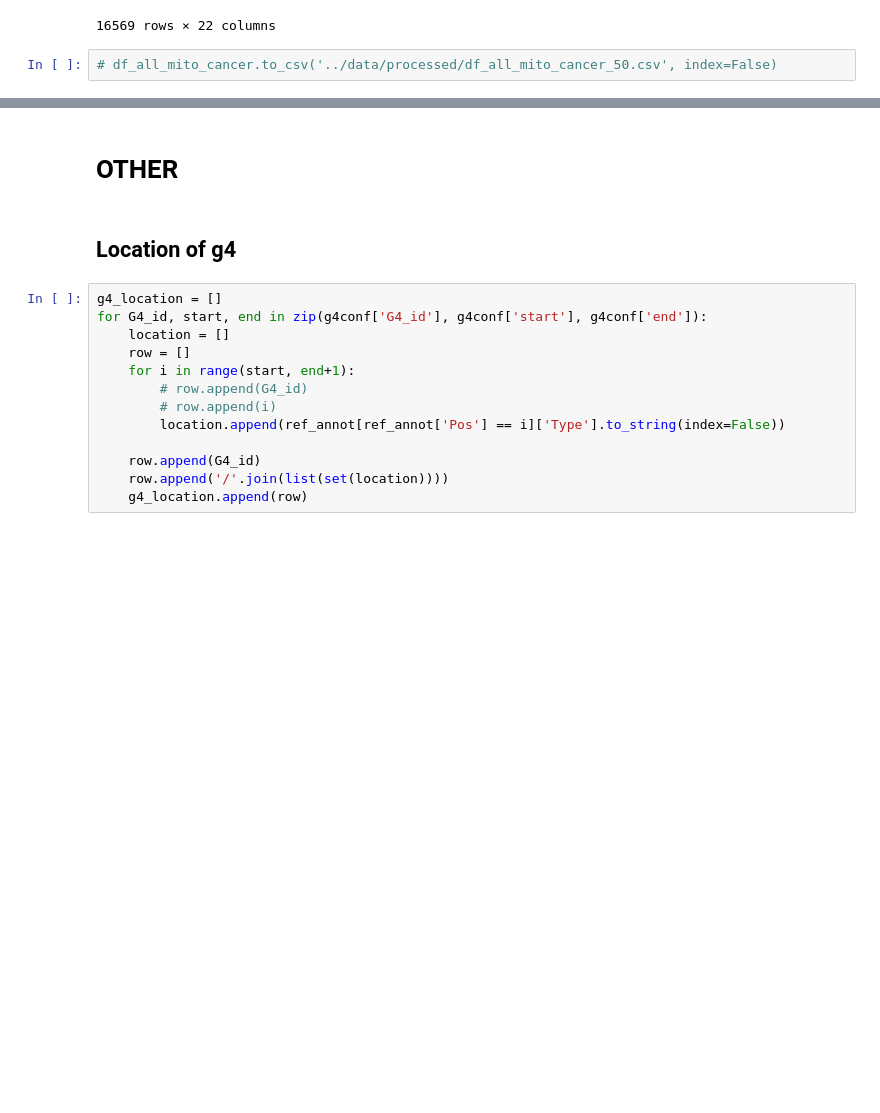
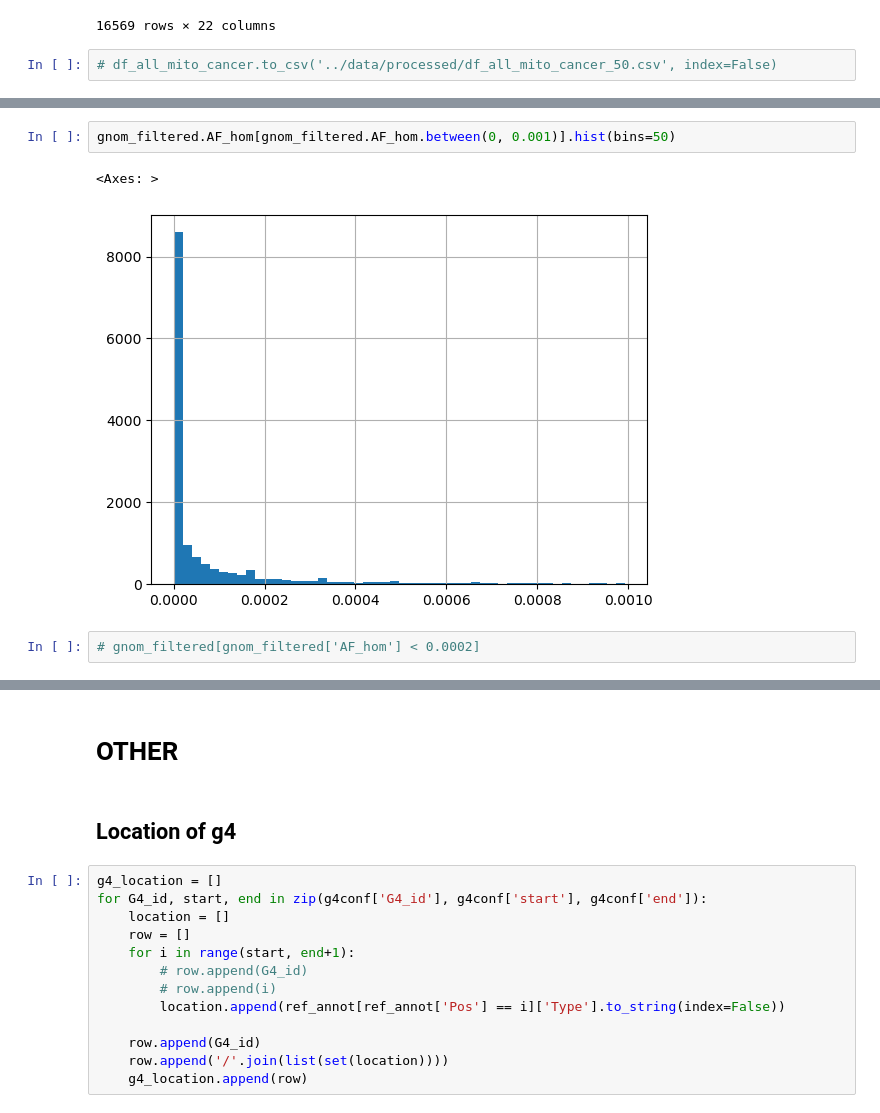
Before and after one commit to mitoclub/G4MutSpec, a Jupyter notebook: notebooks/data_preparation.ipynb, the cells around one changed output, grey strips where cells are left out. Saved outputs shown, nothing was run; the diff lists cells and outputs as text; blank space fills up the shorter version.

```diff
--- a/notebooks/data_preparation.ipynb
+++ b/notebooks/data_preparation.ipynb
@@ -1824,0 +1999,7 @@ df_all_mito_cancer
+# %%
+gnom_filtered.AF_hom[gnom_filtered.AF_hom.between(0, 0.001)].hist(bins=50)
+# %% [output]
+<Axes: >
+[figure, added]
+# %%
+# gnom_filtered[gnom_filtered['AF_hom'] < 0.0002]
```
Also changed, not shown: parts of 97 cells of this notebook, 28 other files.
